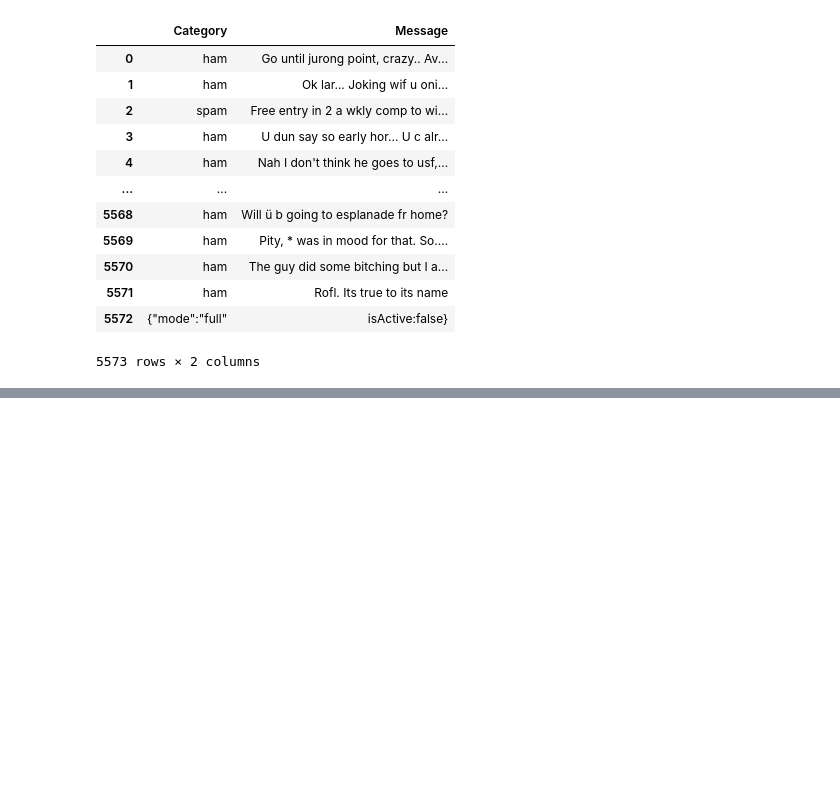
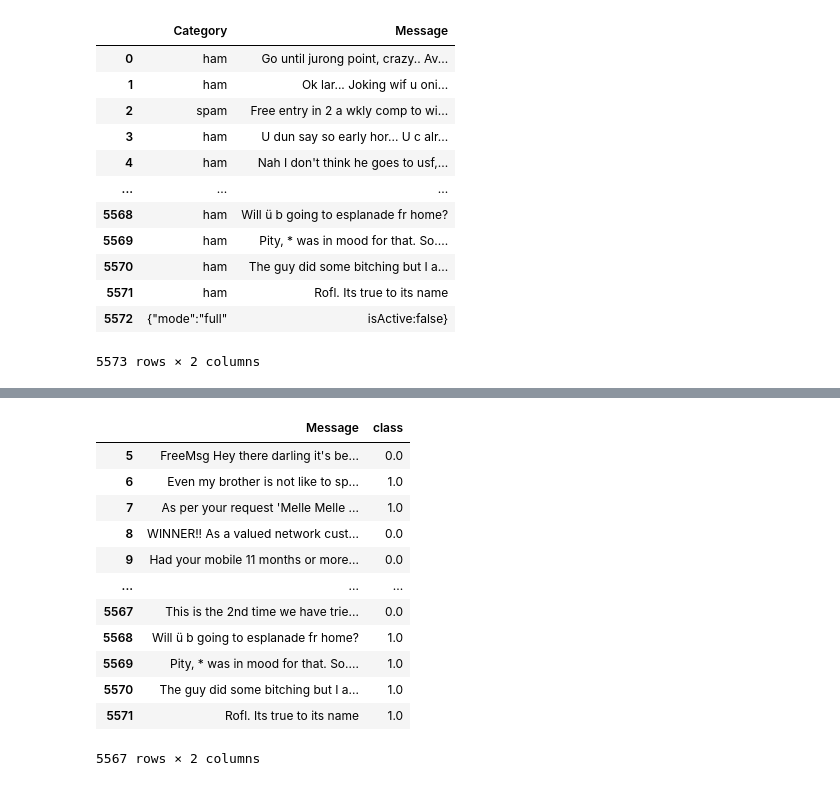
Before and after one commit to Kif30/spam-email-classifier, a Jupyter notebook: email classifier.ipynb, the cells around one changed output, grey strips where cells are left out. Drawn from its saved outputs; the diff is of its cells as text; code cells hidden in the pictures; blank space fills up the shorter version.

```diff
--- a/email classifier.ipynb
+++ b/email classifier.ipynb
@@ -32,0 +59,16 @@ dtype: int64
+# %%
+df.loc[5:'message']
+# %% [output]
+|  | Message | class |
+| 5 | FreeMsg Hey there darling it's be... | 0.0 |
+| 6 | Even my brother is not like to sp... | 1.0 |
+| 7 | As per your request 'Melle Melle ... | 1.0 |
+| 8 | WINNER!! As a valued network cust... | 0.0 |
+| 9 | Had your mobile 11 months or more... | 0.0 |
+| ... | ... | ... |
+| 5567 | This is the 2nd time we have trie... | 0.0 |
+| 5568 | Will ü b going to esplanade fr home? | 1.0 |
+| 5569 | Pity, * was in mood for that. So.... | 1.0 |
+| 5570 | The guy did some bitching but I a... | 1.0 |
+| 5571 | Rofl. Its true to its name | 1.0 |
+5567 rows × 2 columns
```
Also changed, not shown: parts of 12 cells of this notebook.
